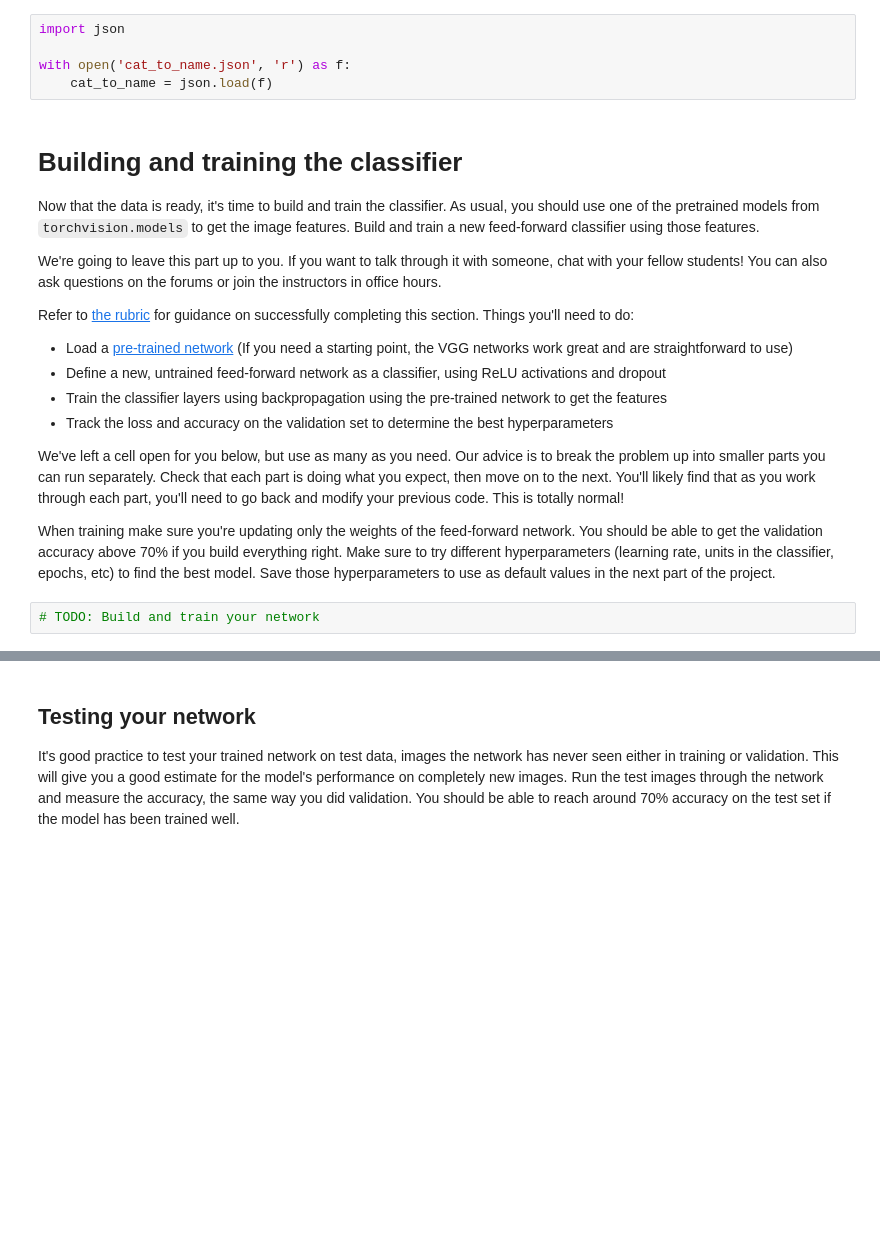
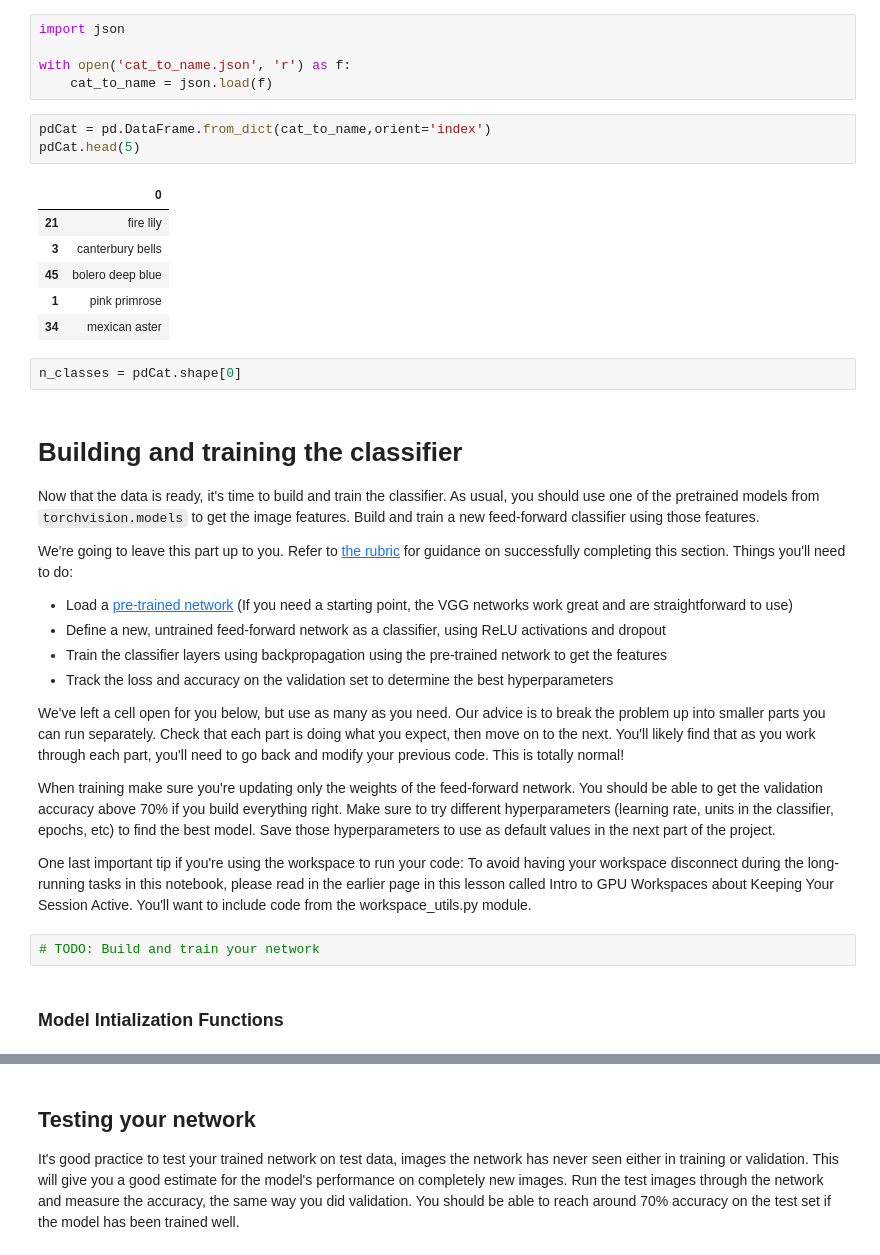
Before and after one commit to OceanSeventyTwo/Nanodegree, a Jupyter notebook: projects/p2_image_classifier/Image Classifier Project.ipynb, the cells around one changed output, grey strips where cells are left out. Drawn from its saved outputs; the diff is of its cells as text; blank space fills up the shorter version.

```diff
--- a/projects/p2_image_classifier/Image Classifier Project.ipynb
+++ b/projects/p2_image_classifier/Image Classifier Project.ipynb
@@ -81,14 +109,24 @@ import json
 
 with open('cat_to_name.json', 'r') as f:
     cat_to_name = json.load(f)
+# %%
+pdCat = pd.DataFrame.from_dict(cat_to_name,orient='index')
+pdCat.head(5)
+# %% [output]
+|  | 0 |
+| 21 | fire lily |
+| 3 | canterbury bells |
+| 45 | bolero deep blue |
+| 1 | pink primrose |
+| 34 | mexican aster |
+# %%
+n_classes = pdCat.shape[0]
 # %% [markdown]
 # Building and training the classifier
 
 Now that the data is ready, it's time to build and train the classifier. As usual, you should use one of the pretrained models from `torchvision.models` to get the image features. Build and train a new feed-forward classifier using those features.
 
-We're going to leave this part up to you. If you want to talk through it with someone, chat with your fellow students! You can also ask questions on the forums or join the instructors in office hours.
-
-Refer to [the rubric](https://review.udacity.com/#!/rubrics/1663/view) for guidance on successfully completing this section. Things you'll need to do:
+We're going to leave this part up to you. Refer to [the rubric](https://review.udacity.com/#!/rubrics/1663/view) for guidance on successfully completing this section. Things you'll need to do:
 
 * Load a [pre-trained network](http://pytorch.org/docs/master/torchvision/models.html) (If you need a starting point, the VGG networks work great and are straightforward to use)
 * Define a new, untrained feed-forward network as a classifier, using ReLU activations and dropout
@@ -98,5 +136,9 @@ Refer to [the rubric](https://review.udacity.com/#!/rubrics/1663/view) for guida
 We've left a cell open for you below, but use as many as you need. Our advice is to break the problem up into smaller parts you can run separately. Check that each part is doing what you expect, then move on to the next. You'll likely find that as you work through each part, you'll need to go back and modify your previous code. This is totally normal!
 
 When training make sure you're updating only the weights of the feed-forward network. You should be able to get the validation accuracy above 70% if you build everything right. Make sure to try different hyperparameters (learning rate, units in the classifier, epochs, etc) to find the best model. Save those hyperparameters to use as default values in the next part of the project.
+
+One last important tip if you're using the workspace to run your code: To avoid having your workspace disconnect during the long-running tasks in this notebook, please read in the earlier page in this lesson called Intro to GPU Workspaces about Keeping Your Session Active. You'll want to include code from the workspace_utils.py module.
 # %%
 # TODO: Build and train your network
+# %% [markdown]
+### Model Intialization Functions
```
Also changed, not shown: parts of 67 cells of this notebook, 3 other files.
